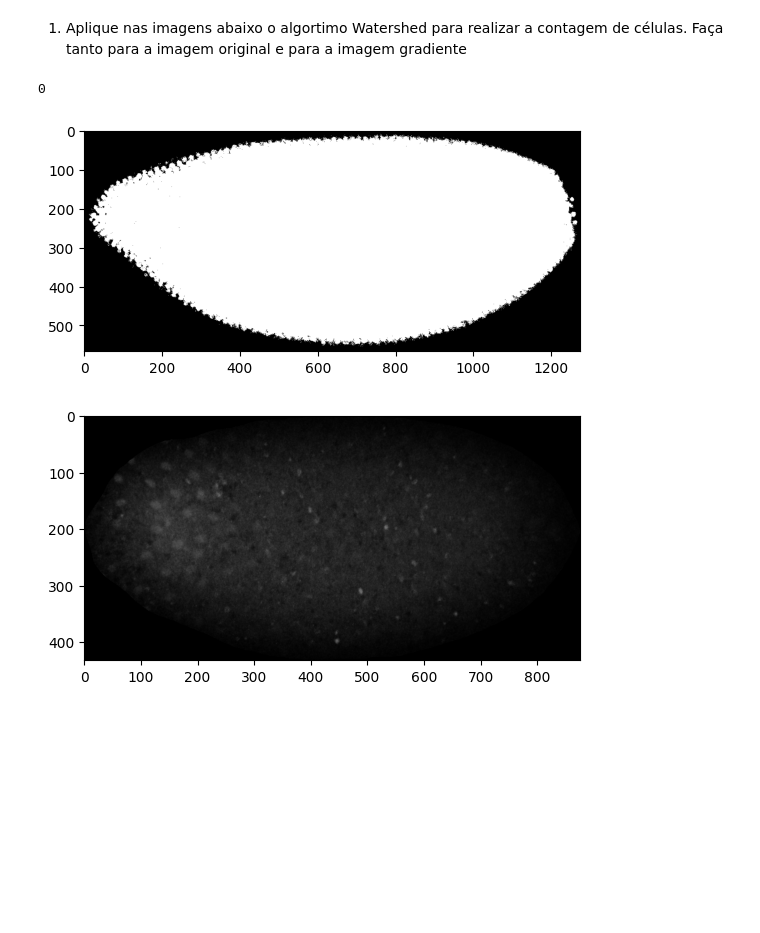
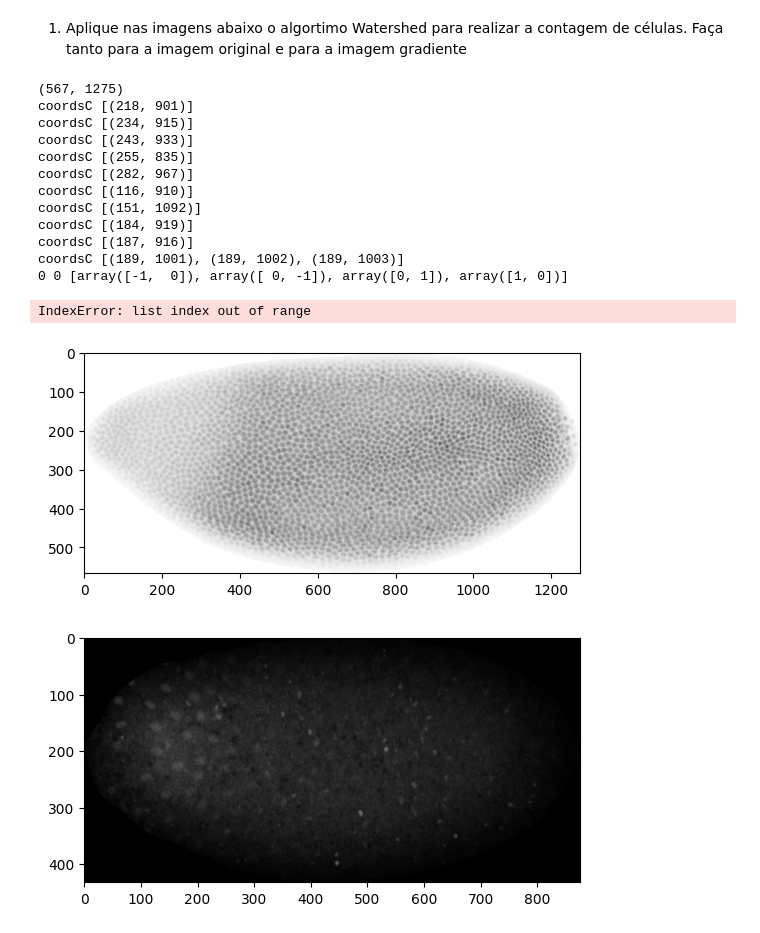
Before and after one commit to Elymas-Magus/gsi058_t1_pedropaulo.spaiva.a, a Jupyter notebook: Lab08 - Watershed/lab08.ipynb, the cells around one changed output. Saved outputs shown, nothing was run; the diff lists cells and outputs as text; code cells hidden in the pictures; blank space fills up the shorter version.

```diff
--- a/Lab08 - Watershed/lab08.ipynb
+++ b/Lab08 - Watershed/lab08.ipynb
@@ -52,40 +52,84 @@ def binarify(image, condition):
 1) Aplique nas imagens abaixo o algortimo Watershed para realizar a contagem de células. Faça tanto para  a imagem original e para a imagem gradiente
 # %%
 img1 = cv2.imread("image.jpg", cv2.IMREAD_GRAYSCALE)
+img1_inv = 255 - img1
 
 def getCoords(image):
     coords = [ [] for i in range(image.max() + 1) ]
     for i in range(image.shape[0]):
         for j in range(image.shape[1]):
             coords[image[i][j]].append((i, j))
 
     return coords[1:]
 
-anterior = np.array(img1)
+anterior = np.array(img1_inv)
 
-anterior[img1 > 20] = WHITE
-anterior[img1 <= 20] = BLACK
+anterior[img1_inv > 20] = BLACK
+anterior[img1_inv <= 20] = WHITE
 
-showImage(anterior)
+print(img1.shape)
+showImage(img1_inv)
 
 numComponentsA, componentsA = cv2.connectedComponents(anterior)
 coordsA = getCoords(componentsA)
 
+elem = np.array([(-1, 0), (0, -1), (0, 1), (1, 0)])
+watershed = np.array([])
 for thresh in range(30, 260, 10):
-    current = np.array(img1)
+    current = np.array(img1_inv)
 
-    current[img1 > thresh] = WHITE
-    current[img1 <= thresh] = BLACK
+    current[img1_inv > thresh] = BLACK
+    current[img1_inv <= thresh] = WHITE
 
     numComponentsC, componentsC = cv2.connectedComponents(current)
     coordsC = getCoords(componentsC)
 
     for item in coordsC:
-        if len(np.unique([ componentsA[point] for point in item ])) < 2:
+        # print('coordsC', [ (int(i), int(j)) for i, j in item ])
+        oldComponents = sorted([ componentsA[i, j] for i, j in item ])
+        if len(oldComponents) < 2:
             pass
+
+        if oldComponents[0] == 0:
+            oldComponents = oldComponents[1:]
+
+        dilatedA = np.array([]) * len(oldComponents)
+        for i in range(len(oldComponents)):
+            label = oldComponents[i]
+
+            if label < 1 or label >= len(coordsA) or coordsA[label - 1] is None:
+                pass
+
+            # Corrigir dilatacao manual
+            print(label, len(coordsA), [ point for point in elem ])
+            dilatedA[i] = [ coordsA[label - 1] + point for point in elem ]
+
+        for i in range(len(dilatedA)):
+            for j in range(i + 1, len(dilatedA)):
+                watershed = np.concatenate(watershed, [ ele1 for ele1 in dilatedA[i] for ele2 in dilatedA[j] if ele1 == ele2 ])
+
+print(watershed)
+result = np.array(img1)
+# for i, j in watershed:
+#     result[i, j] = BLACK
+
+
+showImage(result)
 # %% [output]
-0
+(567, 1275)
+coordsC [(218, 901)]
+coordsC [(234, 915)]
+coordsC [(243, 933)]
+coordsC [(255, 835)]
+coordsC [(282, 967)]
+coordsC [(116, 910)]
+coordsC [(151, 1092)]
+coordsC [(184, 919)]
+coordsC [(187, 916)]
+coordsC [(189, 1001), (189, 1002), (189, 1003)]
+0 0 [array([-1,  0]), array([ 0, -1]), array([0, 1]), array([1, 0])]
+IndexError: list index out of range
-[figure, old version]
+[figure, new version]
 # %%
 img2 = cv2.imread("image2.jpg", cv2.IMREAD_GRAYSCALE)
 
```
